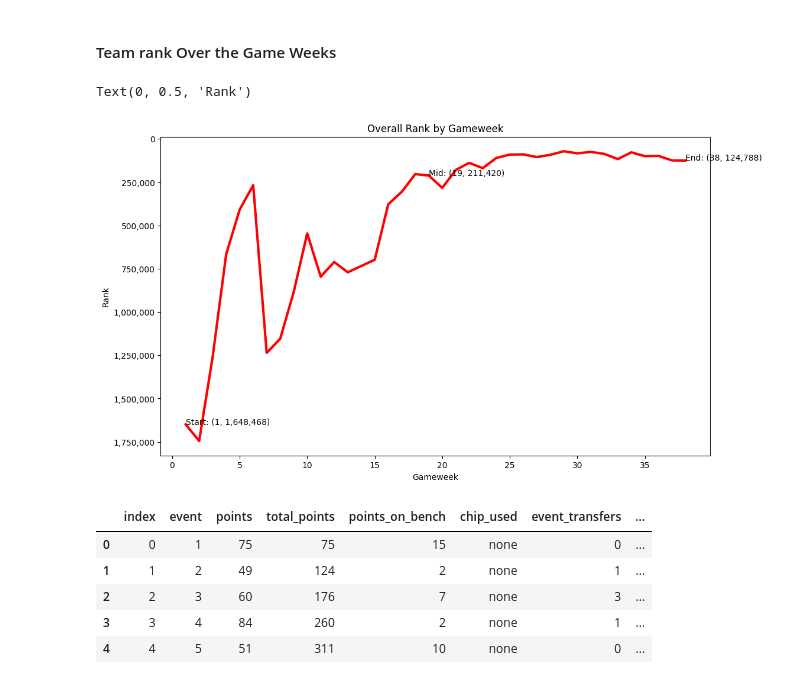
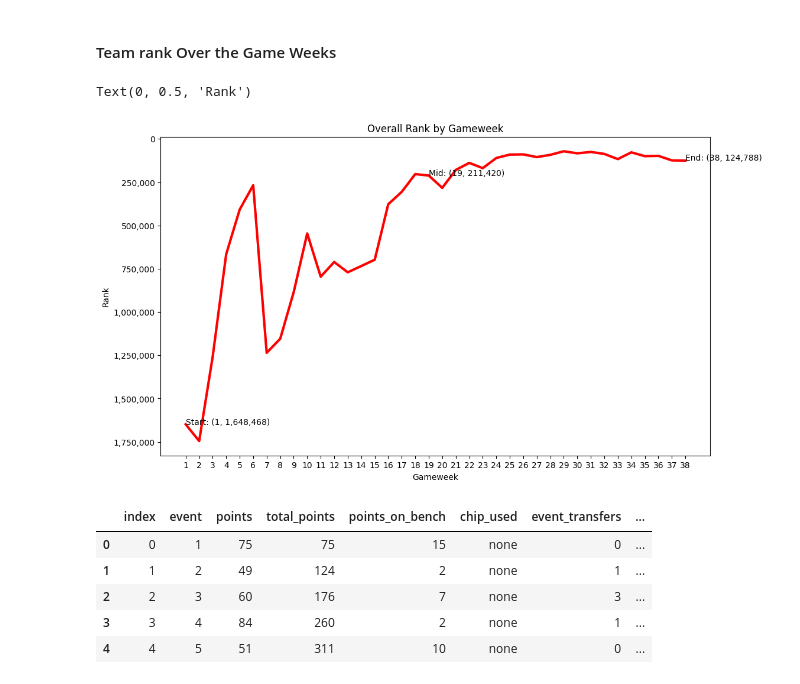
Before and after one commit to Neshmwaniki/FPL-Team-Analysis, a Jupyter notebook: Fantasy Premier League Analysis.ipynb, the cells around one changed output. Cells and saved outputs as stored; diff of their text form; code cells hidden in the pictures.

```diff
--- a/Fantasy Premier League Analysis.ipynb
+++ b/Fantasy Premier League Analysis.ipynb
@@ -236,34 +237,38 @@ nenes_ballerz.head()
 
 plt.figure(figsize=(12,7))
 
 ## invert y axis values
 #nenes_ballerz['rank_over_managers_inverted'] = nenes_ballerz['rank_over_managers'].max() - nenes_ballerz['rank_over_managers']
 
 ax = sns.lineplot(data = nenes_ballerz,x='event',y='overall_rank',color = 'red',linewidth = 3)
 ax.yaxis.set_major_formatter(ticker.FuncFormatter(lambda x,pos: '{:,.0f}'.format(x)))
 
 ## invert y axis
 ax.invert_yaxis()
+
+### add lables for each GW
+plt.xticks(ticks=nenes_ballerz['event'].unique(),labels=nenes_ballerz['event'].unique())
+
 
 x = nenes_ballerz['event']
 y = nenes_ballerz['overall_rank']
 
 # Add data labels to the start, mid, and end points
 
 plt.annotate(f'Start: ({x.iloc[0]}, {y.iloc[0]:,.0f})', xy=(x.iloc[0], y.iloc[0]), xytext=(x.iloc[0], y.iloc[0] - 50))
 plt.annotate(f'Mid: ({x.iloc[len(x) // 2-1]}, {y.iloc[len(y) // 2-1]:,.0f})', xy=(x.iloc[len(x) // 2-1], y.iloc[len(y) // 2-1]),
              xytext=(x.iloc[len(x) // 2-1], y.iloc[len(y) // 2-1] - 50)
              )
 plt.annotate(f'End: ({x.iloc[-1]}, {y.iloc[-1]:,.0f})', xy=(x.iloc[-1], y.iloc[-1]), xytext=(x.iloc[-1], y.iloc[-1] - 50)
              )
 
 
 ax.set_title('Overall Rank by Gameweek')
 ax.set_xlabel('Gameweek')
 ax.set_ylabel('Rank')
 # %% [output]
 Text(0, 0.5, 'Rank')
-[figure, old version]
+[figure, new version]
 # %%
 ### merge gameweek details to managers' team gw performance
 nenes_ballerz = pd.merge(left =nenes_ballerz ,right=game_week_details,left_on='event',right_on='id',how='left').rename(columns={'average_entry_score':'average_score'})
```
Also changed, not shown: parts of 4 cells of this notebook.
